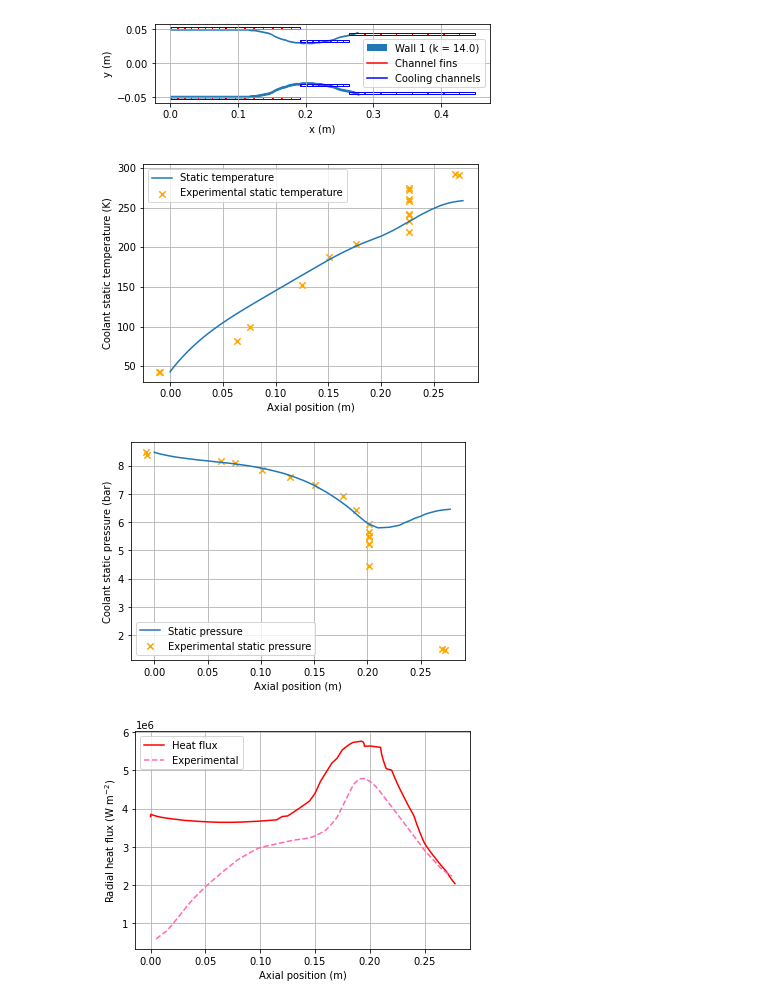
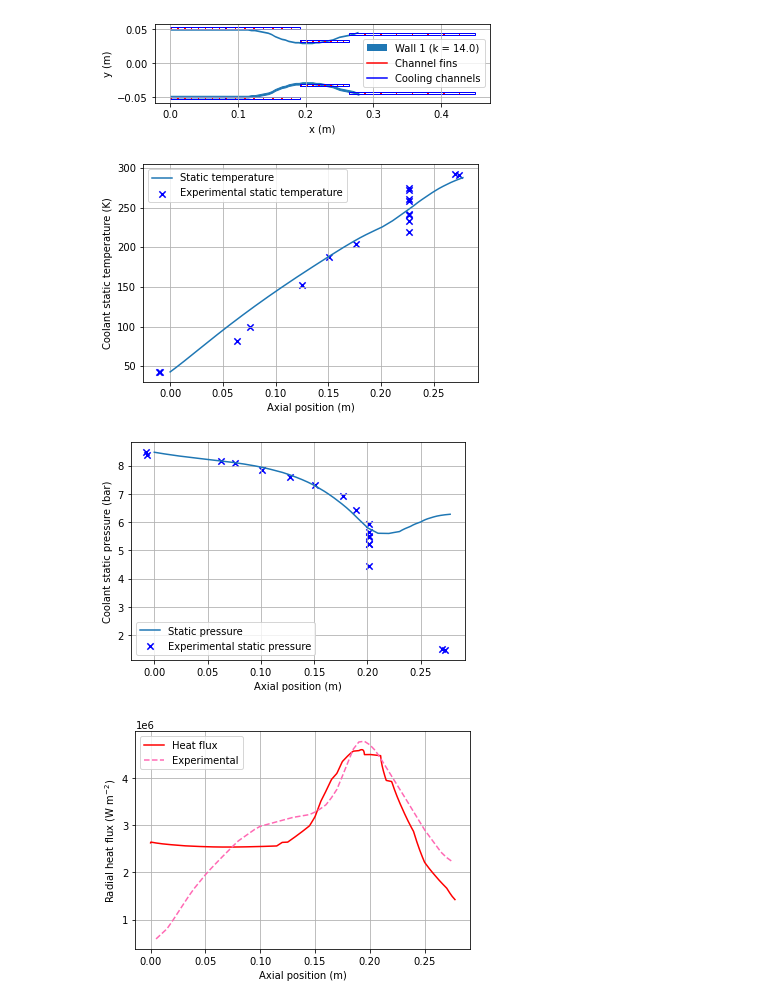
Before and after one commit to cuspaceflight/bamboo, a Jupyter notebook: Pavli 1966.ipynb, the cells around one changed output. Cells and saved outputs as stored; diff of their text form; code cells hidden in the pictures.

```diff
--- a/Pavli 1966.ipynb
+++ b/Pavli 1966.ipynb
@@ -149,7 +149,7 @@ engine = bam.Engine(perfect_gas = perfect_gas,
                     cooling_jacket = cooling_jacket,
                     exhaust_transport = exhaust_transport,
                     walls = wall,
-                    coolant_convection = "dittus-boelter")
+                    exhaust_convection = "dittus-boelter")
 
 engine.plot()
 # %% [output]
@@ -160,29 +160,29 @@ bamboo_data = engine.steady_heating_analysis(counterflow = False)
 # %%
 bam.plot.plot_T_coolant(bamboo_data)
 plt.scatter(data["Coolant temperature"]["x (m)"],
             data["Coolant temperature"]["T (K)"],
             marker = 'x',
             s = 40,
-            color = 'orange',
+            color = 'blue',
             label = "Experimental static temperature")
 plt.legend()
 plt.legend()
 plt.show()
 # %% [output]
-[figure, old version]
+[figure, new version]
 # %%
 bam.plot.plot_p_coolant(bamboo_data)
 plt.scatter(data["Coolant static pressure"]["x (m)"],
             np.array(data["Coolant static pressure"]["p (Pa)"])/1e5,
             marker = 'x',
             s = 40,
-            color = 'orange',
+            color = 'blue',
             label = "Experimental static pressure")
 plt.legend()
 plt.legend()
 plt.show()
 # %% [output]
-[figure, old version]
+[figure, new version]
 # %%
 bam.plot.plot_q_per_area(bamboo_data)
 plt.plot(data["Heat flux"]["x (m)"],
@@ -194,7 +194,7 @@ plt.legend()
 plt.legend()
 plt.show()
 # %% [output]
-[figure, old version]
+[figure, new version]
 # %%
 bam.plot.plot_temperatures(bamboo_data)
 plt.plot(data["Predicted temperatures"]["x (m)"], data["Predicted temperatures"]["Tc (K)"], color = "blue", linestyle = "--")
```
Also changed, not shown: parts of 2 cells of this notebook, 4 other files.
